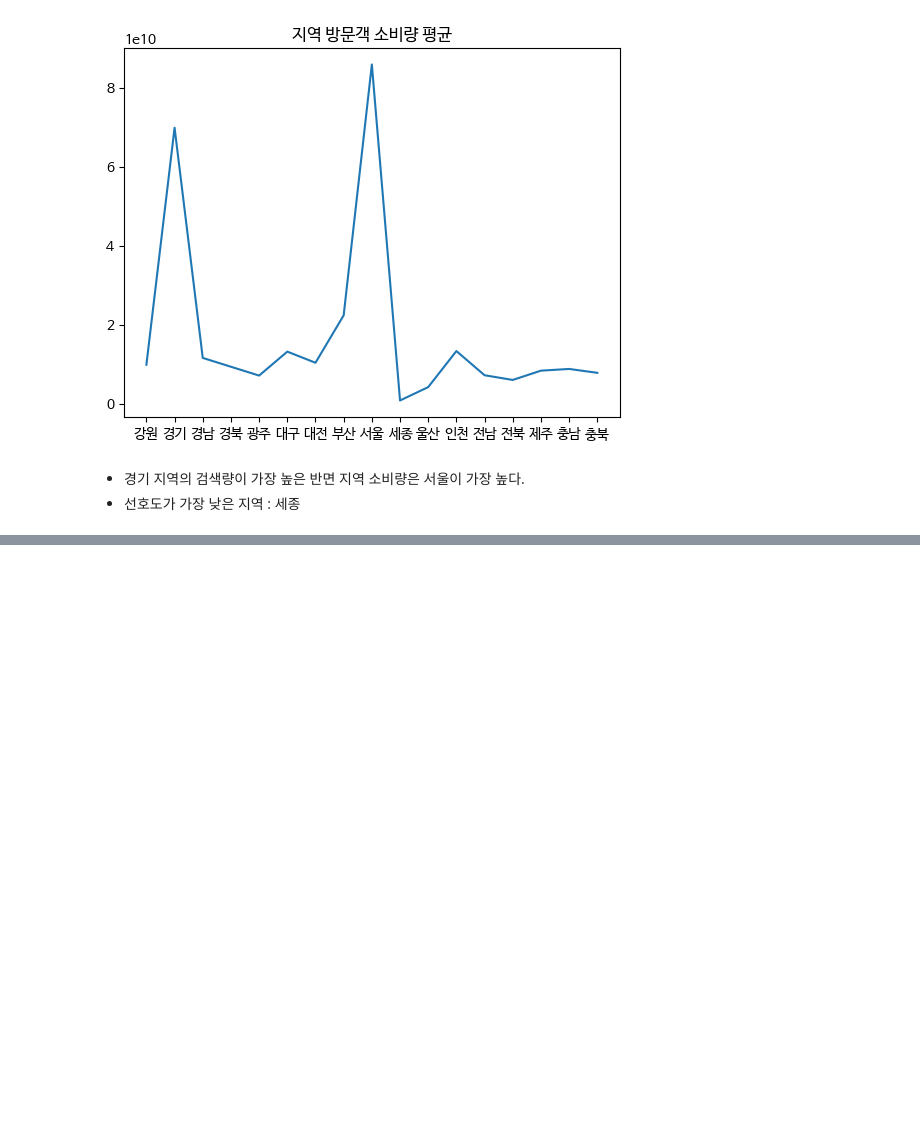
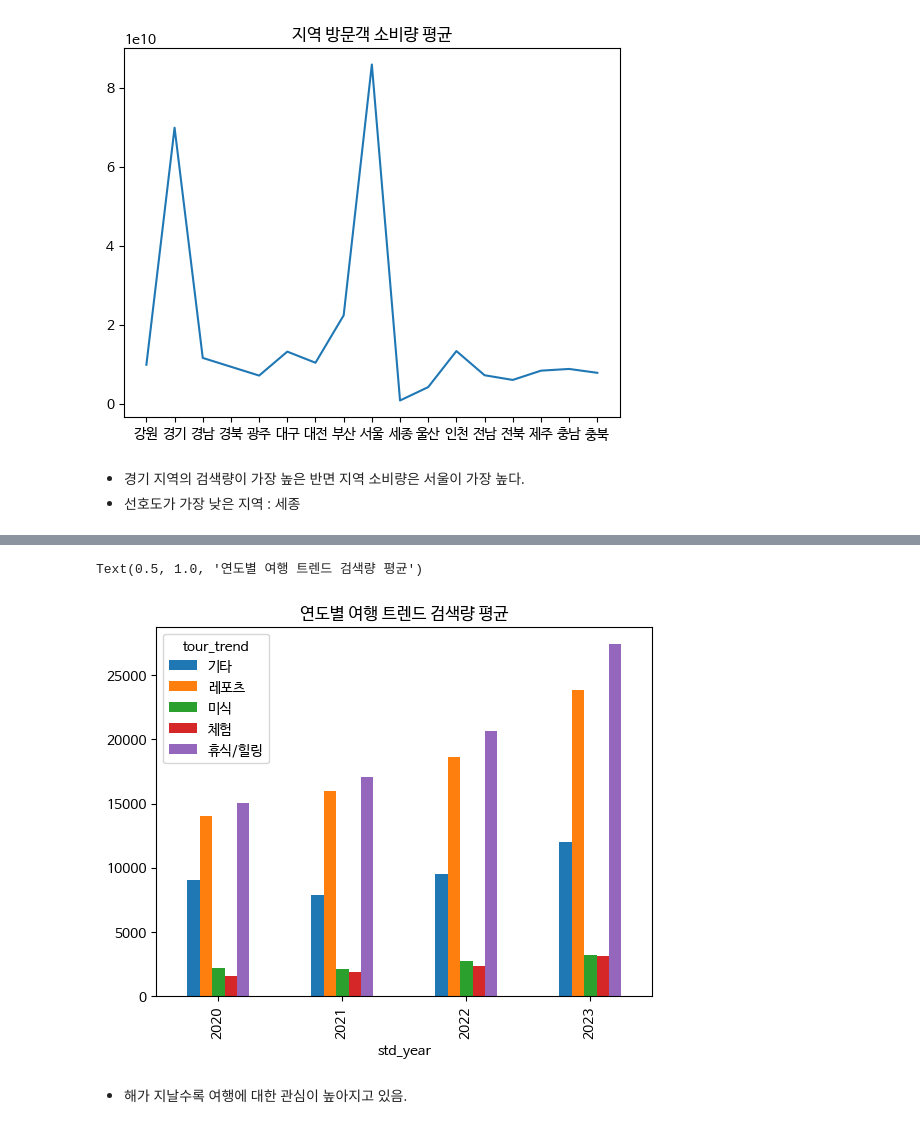
Before and after one commit to btg1631/study_data_analytics, a Jupyter notebook: docs/project_trip/EDA.ipynb, the cells around one changed output, grey strips where cells are left out. Drawn from its saved outputs; the diff is of its cells as text; code cells hidden in the pictures; blank space fills up the shorter version.

```diff
--- a/docs/project_trip/EDA.ipynb
+++ b/docs/project_trip/EDA.ipynb
@@ -421,0 +433,5 @@ Text(0.5, 1.0, '지역 방문객 소비량 평균')
+# %%
+# 연도별 평균
+grouped = df_search_trend.groupby(['std_year', 'tour_trend'])
+trend_mean = grouped['num_mention'].mean().unstack()
+trend_mean
@@ -421,0 +445,8 @@ Text(0.5, 1.0, '지역 방문객 소비량 평균')
+# %%
+trend_mean.plot(kind='bar')
+plt.title("연도별 여행 트렌드 검색량 평균")
+# %% [output]
+Text(0.5, 1.0, '연도별 여행 트렌드 검색량 평균')
+[figure, added]
+# %% [markdown]
+- 해가 지날수록 여행에 대한 관심이 높아지고 있음.
```
Also changed, not shown: parts of 4 cells of this notebook.
